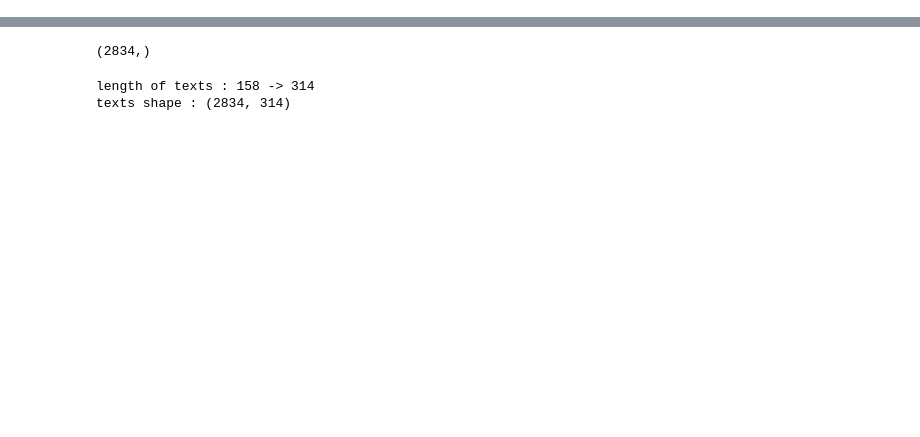
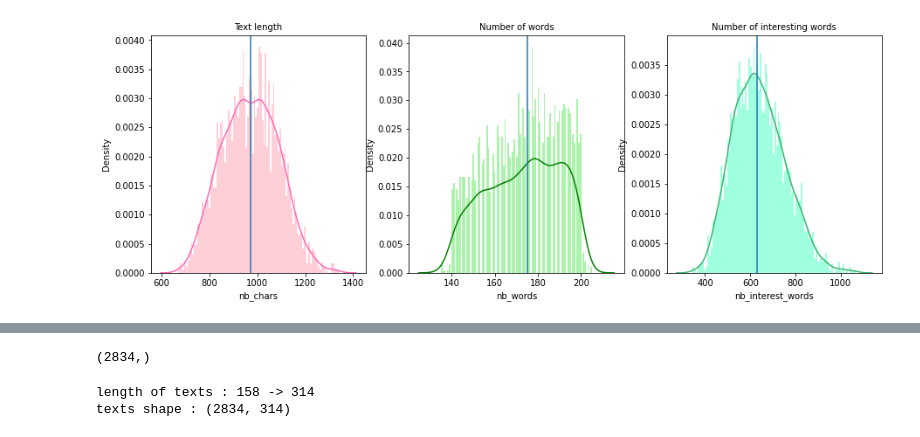
Before and after one commit to mhbonnet/CommonLit-Readability-Kaggle-competition, a Jupyter notebook: distilbert-for-regression.ipynb, the cells around one changed output, grey strips where cells are left out. Cells and saved outputs as stored; diff of their text form; code cells hidden in the pictures; blank space fills up the shorter version.

```diff
--- a/distilbert-for-regression.ipynb
+++ b/distilbert-for-regression.ipynb
@@ -38,0 +44,42 @@ data_train
+# %%
+# explore excerpt
+data_train['nb_words'] = data_train.excerpt.apply(lambda x: len(x.split()))
+data_train['nb_chars'] = data_train.excerpt.apply(lambda x: len(x))
+
+# process text : remove ponctuation and stopwords
+list_sw = stopwords.words("english")
+sw = set(list_sw)
+
+def remove_stopwords(text):
+    """removes ponctuation and stop words"""
+    text = re.sub("[^a-zA-Z0-9]",   " ",  text)
+    words = text.split()
+    interest_words = [w for w in words if not w in sw]
+    return ' '.join(interest_words).lower()
+
+data_train['interest_words'] = data_train.excerpt.apply(remove_stopwords)
+data_train['nb_interest_words'] = data_train.interest_words.apply(lambda x: len(x))
+
+# plot histograms
+fix, ax = plt.subplots(1, 3, figsize=(15, 5))
+sns.histplot(data=data_train, x="nb_chars", bins=100, ax=ax[0],
+             color='pink', edgecolor=None, stat='density')
+sns.kdeplot(data=data_train, x="nb_chars", color='hotpink', ax=ax[0])
+ax[0].axvline(np.median(data_train.nb_chars), 0, np.max(data_train.nb_chars))
+ax[0].set_title('Text length', fontsize=10)
+
+sns.histplot(data=data_train, x="nb_words", bins=100, ax=ax[1],
+             color='lightgreen', edgecolor=None, stat='density')
+sns.kdeplot(data=data_train, x="nb_words", color='green', ax=ax[1])
+ax[1].axvline(np.median(data_train.nb_words), 0, np.max(data_train.nb_words))
+ax[1].set_title('Number of words', fontsize=10)
+
+sns.histplot(data=data_train, x="nb_interest_words", bins=100, ax=ax[2],
+             color='aquamarine', edgecolor=None, stat='density')
+sns.kdeplot(data=data_train, x="nb_interest_words", color='mediumseagreen', ax=ax[2])
+ax[2].axvline(np.median(data_train.nb_interest_words), 0, np.max(data_train.nb_interest_words))
+ax[2].set_title('Number of interesting words', fontsize=10)
+
+plt.show()
+# %% [output]
+[figure, added]
```
Also changed, not shown: parts of 19 cells of this notebook.
